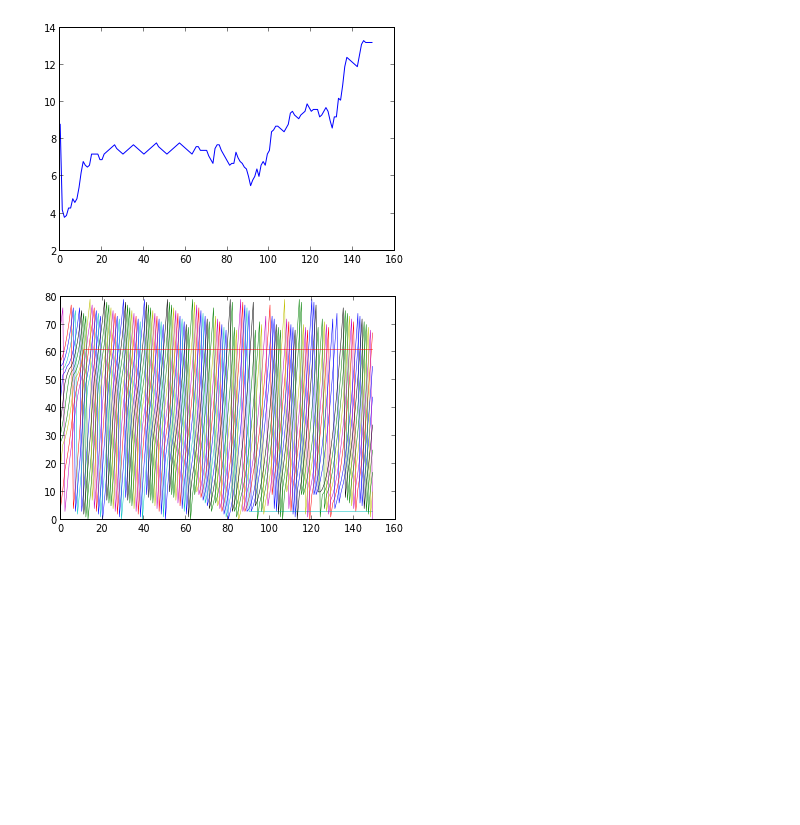
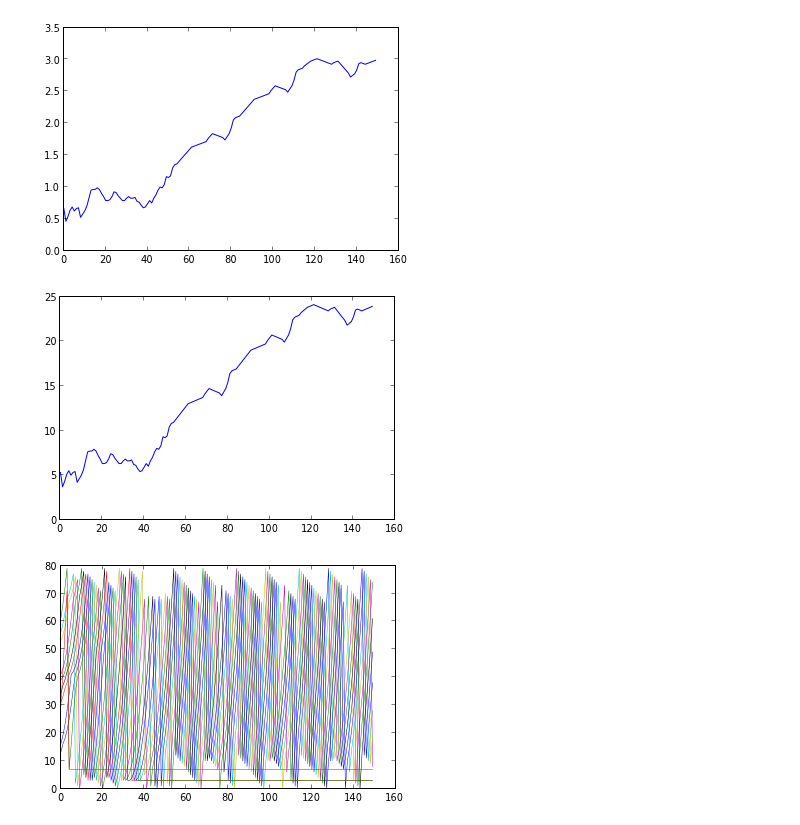
Before and after one commit to jeziegle/PHYS202-S13, a Jupyter notebook: Project/OneDimensionalTraffic.ipynb, the cells around one changed output. Saved outputs shown, nothing was run; the diff lists cells and outputs as text; code cells hidden in the pictures; blank space fills up the shorter version.

```diff
--- a/Project/OneDimensionalTraffic.ipynb
+++ b/Project/OneDimensionalTraffic.ipynb
@@ -183,13 +183,16 @@ def doASEP(L,cars,N):
 # %%
 avevelS,densityS,currentS,posS = doSTCA(80,10,.1,150)
 t = arange(0,150,1)
+plot(t, currentS)
+show()
 plot(t,avevelS)
 show()
 plot(t,posS,linewidth=.5)
 show()
 # %% [output]
-[figure, old version]
+[figure, new version]
-[figure, old version]
+[figure, new version]
+[figure, added]
 # %%
 avevelA,densityA,currentA,posA = doASEP(80,10,150)
 t = arange(0,150,1)
```
Also changed, not shown: parts of 5 cells of this notebook.
